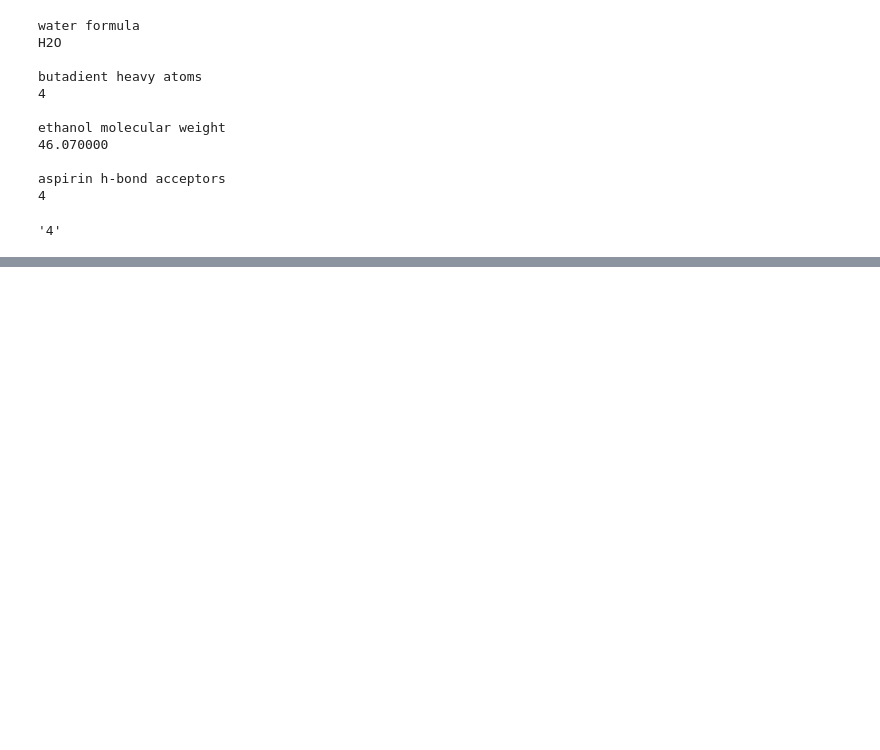
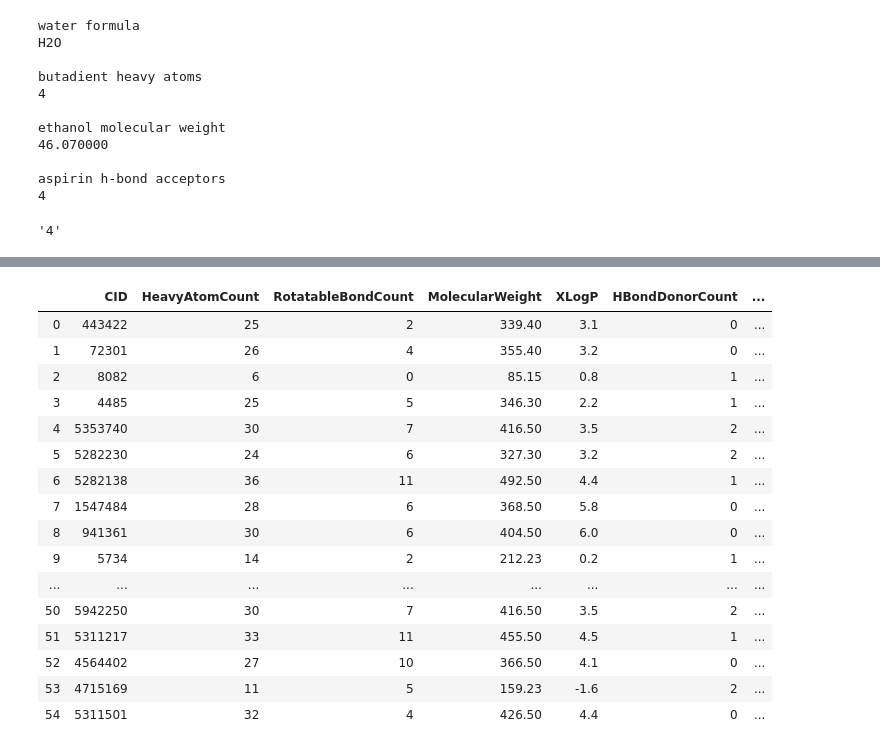
Before and after one commit to eking2/olcc_notebooks, a Jupyter notebook: assignment_1.ipynb, the cells around one changed output, grey strips where cells are left out. Saved outputs shown, nothing was run; the diff lists cells and outputs as text; code cells hidden in the pictures; blank space fills up the shorter version.

```diff
--- a/assignment_1.ipynb
+++ b/assignment_1.ipynb
@@ -117,3 +119,40 @@ df_out(aa_list, 'IsomericSMILES')
 | 17 | L-valine | CC(C)[C@@H](C(=O)O)N |
 | 18 | L-tryptophan | C1=CC=C2C(=C1)C(=CN2)C[C@@H](C(=O... |
 | 19 | L-tyrosine | C1=CC(=CC=C1C[C@@H](C(=O)O)N)O |
+# %%
+def multiple_prop_search(cids, props, chunk_size=10):
+
+    # format properties into comma separated
+    prop_str = ','.join(props)
+
+    # chunk cids
+    if len(cids) > chunk_size:
+        chunks = (len(cids) // chunk_size) + 1
+
+    # else less than 10 samples
+    else:
+        chunks = 1
+
+    # loop over each chunk
+    df = pd.DataFrame()
+    for i in range(chunks):
+        idx1 = 10*i
+        idx2 = 10*(i+1)
+
+        # get properties for cids
+        cids_str = ','.join(map(str, cids[idx1:idx2]))
+        url = f'https://pubchem.ncbi.nlm.nih.gov/rest/pug/compound/cid/{cids_str}/property/{prop_str}/csv'
+        r = requests.get(url)
+
+        # concat chunk data into single df
+        df = pd.concat([df, pd.read_csv(StringIO(r.text))], ignore_index=True)
+
+        # delay
+        if i % 5 == 4:
+            time.sleep(1)
+
+    return df
+# %%
+cids = ['4485', '4499', '5734', '8082']
+props = ['HBondDonorCount', 'HbondAcceptorCount', 'XLogP', 'TPSA']
+multiple_prop_search(cids, props)
@@ -119,0 +165,26 @@ df_out(aa_list, 'IsomericSMILES')
+# %%
+cids = [ 443422,  72301,   8082,    4485,    5353740, 5282230, 5282138, 1547484, 941361, 5734,  \
+         5494,    5422,    5417,    5290,    5245,    5026,    4746,    4507,    4499,   4497,  \
+         4494,    4474,    4418,    4386,    4009,    4008,    3949,    3926,    3878,   3784,  \
+         3698,    3547,    3546,    3336,    3333,    3236,    3076,    2585,    2520,   2351,  \
+         2312,    2162,    1236,    1234,    292331,  275182,  235244,  108144,  104972, 77157, \
+         5942250, 5311217, 4564402, 4715169, 5311501]
+multiple_prop_search(cids, props)
+# %% [output]
+|  | CID | HeavyAtomCount | RotatableBondCount | MolecularWeight | XLogP | HBondDonorCount | ... |
+| 0 | 443422 | 25 | 2 | 339.40 | 3.1 | 0 | ... |
+| 1 | 72301 | 26 | 4 | 355.40 | 3.2 | 0 | ... |
+| 2 | 8082 | 6 | 0 | 85.15 | 0.8 | 1 | ... |
+| 3 | 4485 | 25 | 5 | 346.30 | 2.2 | 1 | ... |
+| 4 | 5353740 | 30 | 7 | 416.50 | 3.5 | 2 | ... |
+| 5 | 5282230 | 24 | 6 | 327.30 | 3.2 | 2 | ... |
+| 6 | 5282138 | 36 | 11 | 492.50 | 4.4 | 1 | ... |
+| 7 | 1547484 | 28 | 6 | 368.50 | 5.8 | 0 | ... |
+| 8 | 941361 | 30 | 6 | 404.50 | 6.0 | 0 | ... |
+| 9 | 5734 | 14 | 2 | 212.23 | 0.2 | 1 | ... |
+| ... | ... | ... | ... | ... | ... | ... | ... |
+| 50 | 5942250 | 30 | 7 | 416.50 | 3.5 | 2 | ... |
+| 51 | 5311217 | 33 | 11 | 455.50 | 4.5 | 1 | ... |
+| 52 | 4564402 | 27 | 10 | 366.50 | 4.1 | 0 | ... |
+| 53 | 4715169 | 11 | 5 | 159.23 | -1.6 | 2 | ... |
+| 54 | 5311501 | 32 | 4 | 426.50 | 4.4 | 0 | ... |
```
Also changed, not shown: parts of 8 cells of this notebook.
